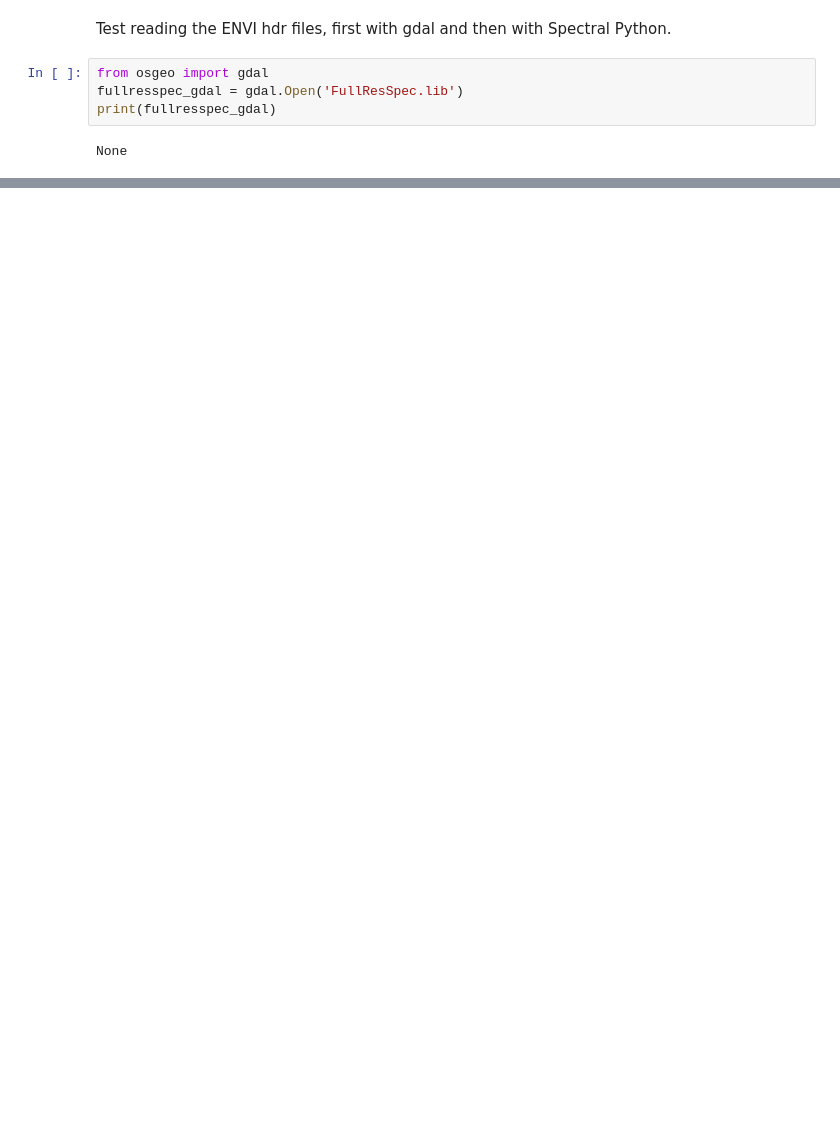
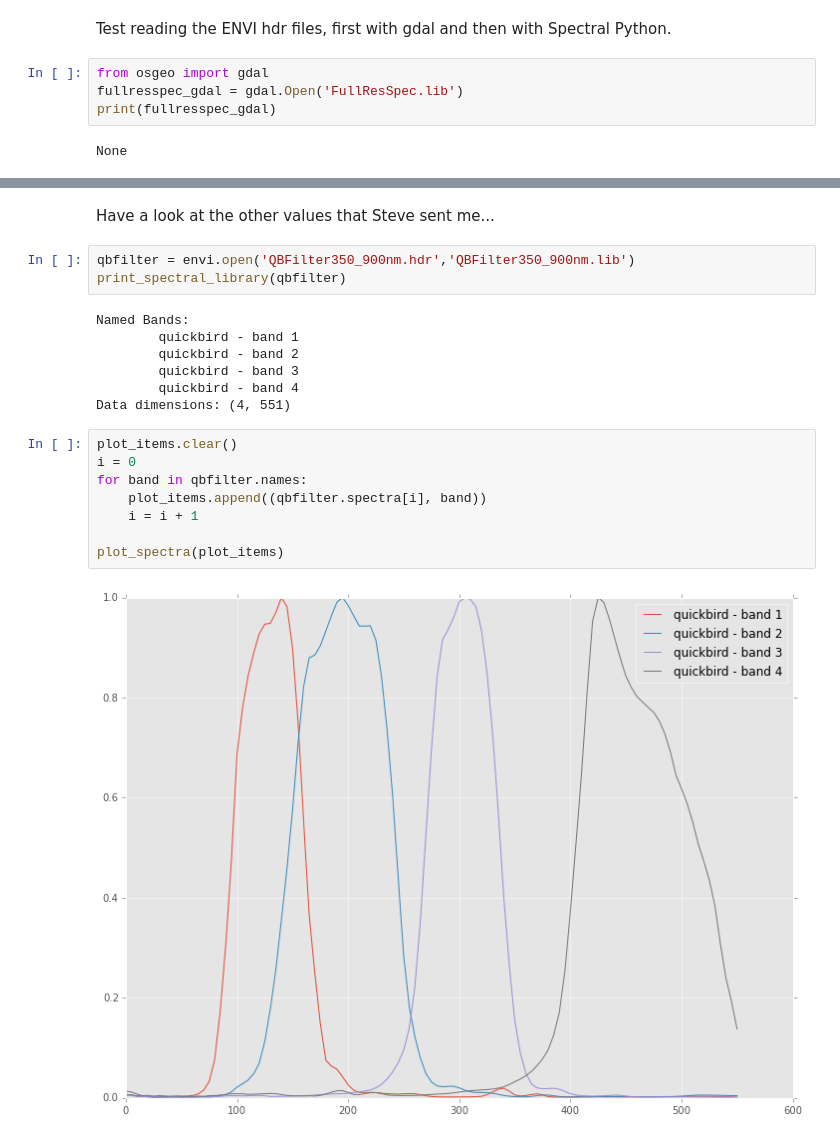
Before and after one commit to obarrilero/sambuca, a Jupyter notebook: reference/notebooks/Quick Bird Data Tests.ipynb, the cells around one changed output, grey strips where cells are left out. Cells and saved outputs as stored; diff of their text form; blank space fills up the shorter version.

```diff
--- a/reference/notebooks/Quick Bird Data Tests.ipynb
+++ b/reference/notebooks/Quick Bird Data Tests.ipynb
@@ -67,0 +83,22 @@ dir(fullresspec_sp)
+# %% [markdown]
+Have a look at the other values that Steve sent me...
+# %%
+qbfilter = envi.open('QBFilter350_900nm.hdr','QBFilter350_900nm.lib')
+print_spectral_library(qbfilter)
+# %% [output]
+Named Bands:
+        quickbird - band 1
+        quickbird - band 2
+        quickbird - band 3
+        quickbird - band 4
+Data dimensions: (4, 551)
+# %%
+plot_items.clear()
+i = 0
+for band in qbfilter.names:
+    plot_items.append((qbfilter.spectra[i], band))
+    i = i + 1
+
+plot_spectra(plot_items)
+# %% [output]
+[figure, added]
```
Also changed, not shown: parts of 11 cells of this notebook.
